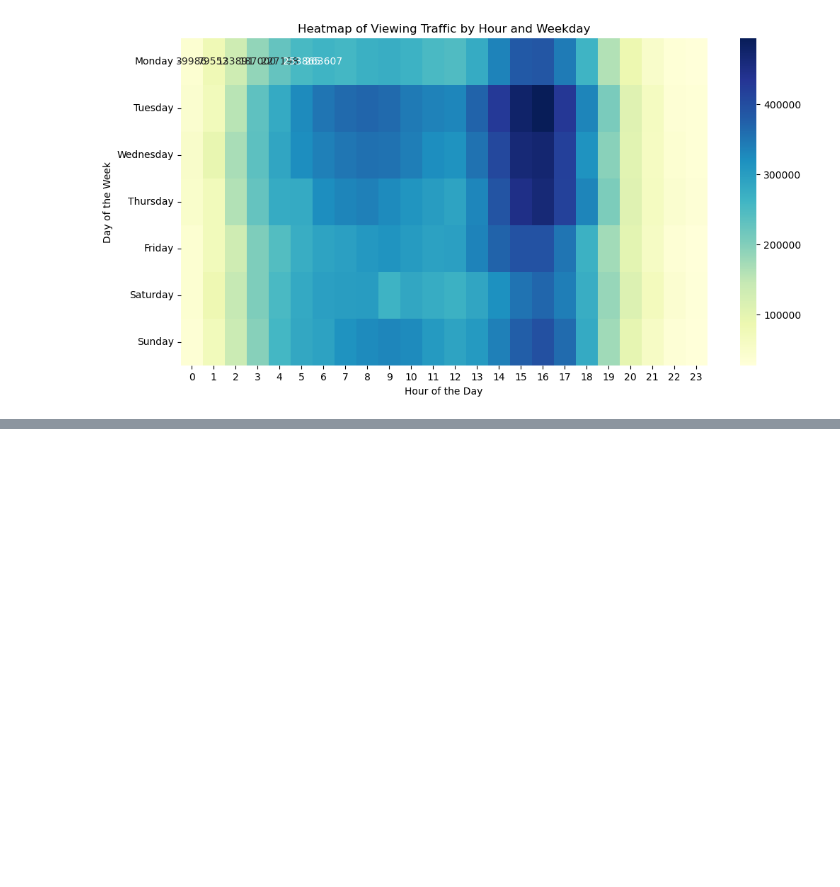
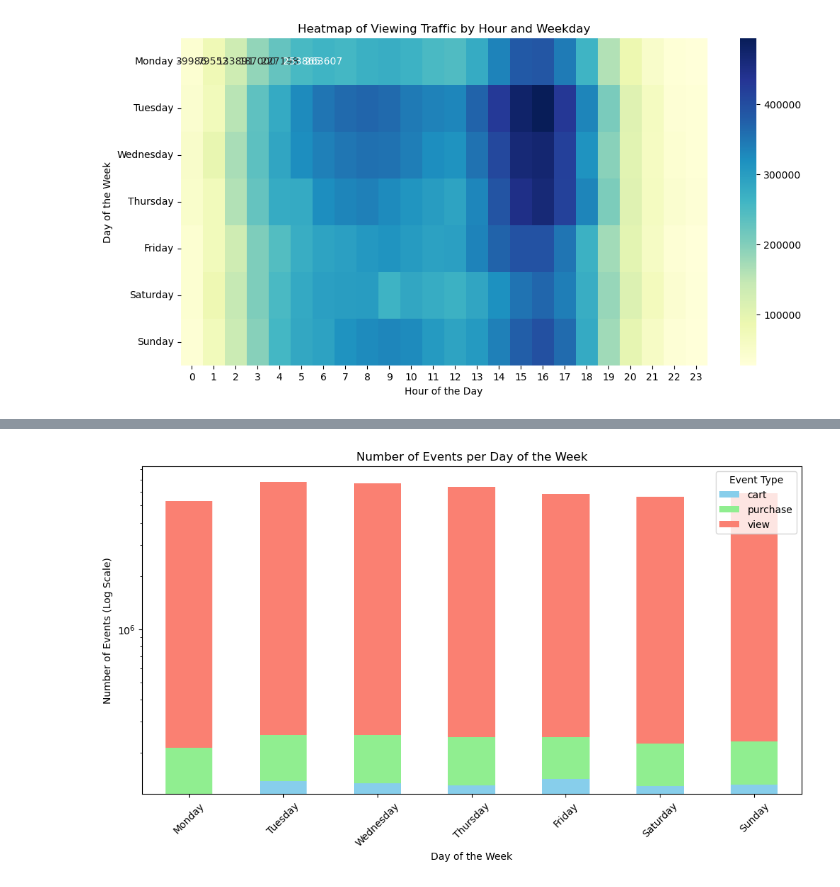
Before and after one commit to Esorte/ICCS361Project1, a Jupyter notebook: EDA/EDA.ipynb, the cells around one changed output, grey strips where cells are left out. Cells and saved outputs as stored; diff of their text form; code cells hidden in the pictures; blank space fills up the shorter version.

```diff
--- a/EDA/EDA.ipynb
+++ b/EDA/EDA.ipynb
@@ -398,0 +478,25 @@ plt.show()
+# %%
+events_per_day = df.groupby(['day_of_week', 'event_type']).size().unstack().fillna(0)
+
+weekday_names = {
+    0: "Monday",
+    1: "Tuesday",
+    2: "Wednesday",
+    3: "Thursday",
+    4: "Friday",
+    5: "Saturday",
+    6: "Sunday"
+}
+events_per_day.index = events_per_day.index.map(weekday_names)
+
+plt.figure(figsize=(12, 6))
+events_per_day.plot(kind='bar', stacked=True, color=['skyblue', 'lightgreen', 'salmon'], ax=plt.gca())
+plt.yscale('log')
+plt.xlabel('Day of the Week')
+plt.ylabel('Number of Events (Log Scale)')
+plt.title('Number of Events per Day of the Week')
+plt.xticks(rotation=45)
+plt.legend(title='Event Type')
+plt.show()
+# %% [output]
+[figure, added]
```
Also changed, not shown: parts of 11 cells of this notebook.
